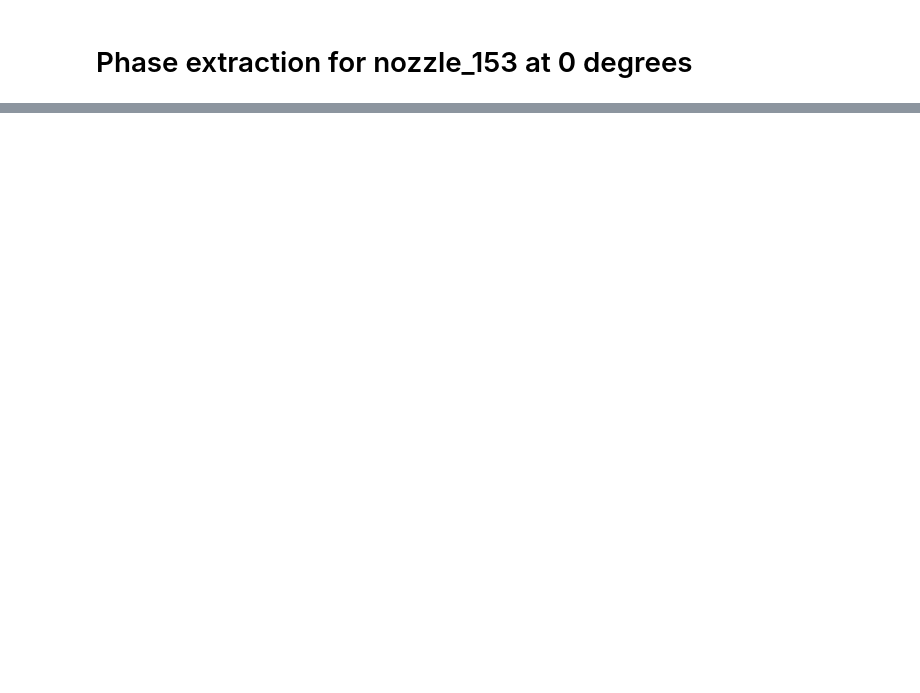
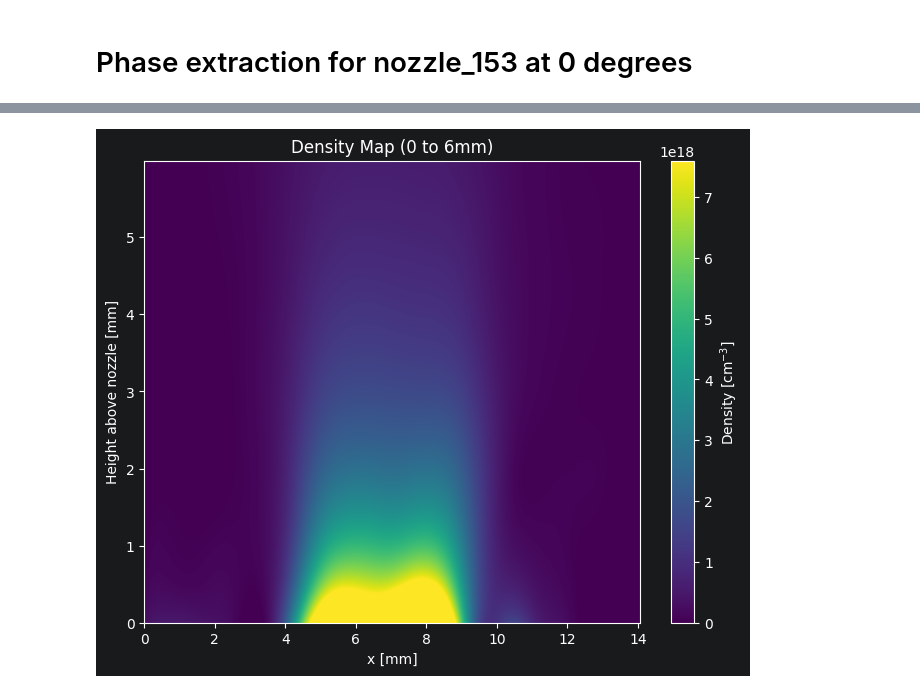
Before and after one commit to MalkaTargetry/nozzle_analysis, a Jupyter notebook: notebooks/nozzle_153.ipynb, the cells around one changed output, grey strips where cells are left out. Saved outputs shown, nothing was run; the diff lists cells and outputs as text; code cells hidden in the pictures; blank space fills up the shorter version.

```diff
--- a/notebooks/nozzle_153.ipynb
+++ b/notebooks/nozzle_153.ipynb
@@ -63,0 +96,21 @@ Unsupported data type for _convert.
+# %%
+# Convert to Density
+calibrated_phase_perp = sa.crop_and_format_phase_map(
+    calibrated_phase_perp,
+    nozzle_edge_y=ref_edge,
+    px_to_mm=px_to_mm,
+    max_height_mm=6.0)
+density_map, x_mm, y_mm = sa.phase_to_density(calibrated_phase_perp, px_to_mm, depth_y_mm=y_mm_para, depth_profile_mm=depth_fit_para, gas="argon")
+
+# Plot the result
+plt.figure(figsize=(8, 6))
+m = np.nanpercentile(np.abs(density_map), 98.0)
+extent = [x_mm[0], x_mm[-1], y_mm[0], y_mm[-1]]
+plt.imshow(density_map, origin="lower", extent=extent, aspect="auto", cmap="viridis", vmin=0.0, vmax=m)
+plt.title("Density Map (0 to 6mm)")
+plt.xlabel("x [mm]")
+plt.ylabel("Height above nozzle [mm]")
+plt.colorbar(label="Density [cm$^{-3}$]")
+plt.show()
+# %% [output]
+[figure, added]
```
Also changed, not shown: parts of 7 cells of this notebook, 1 other file.
